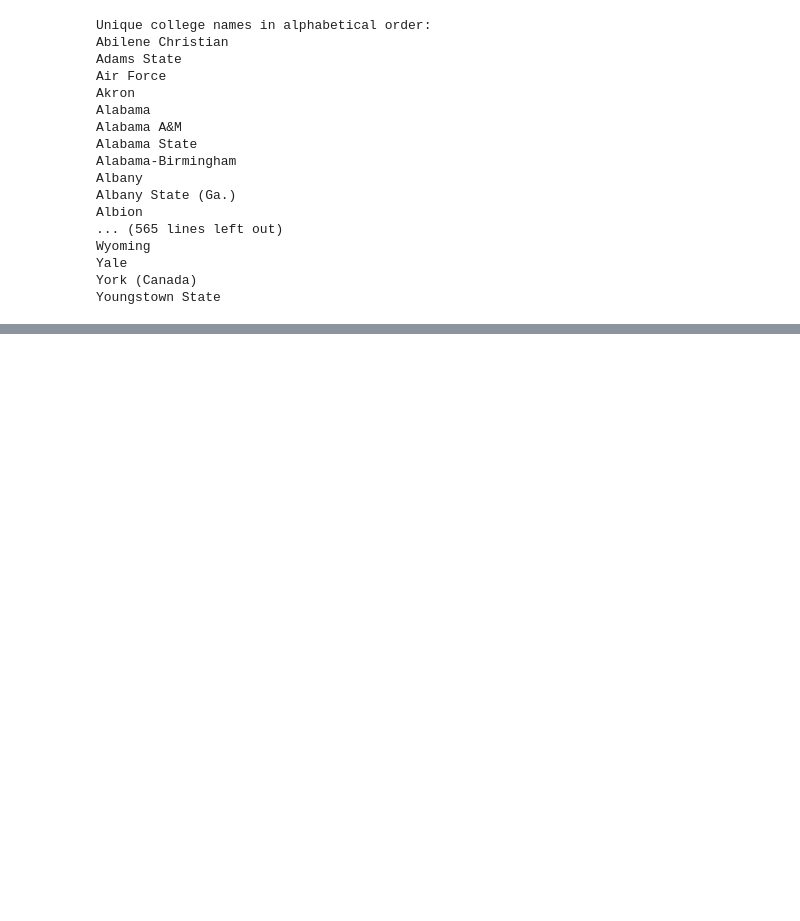
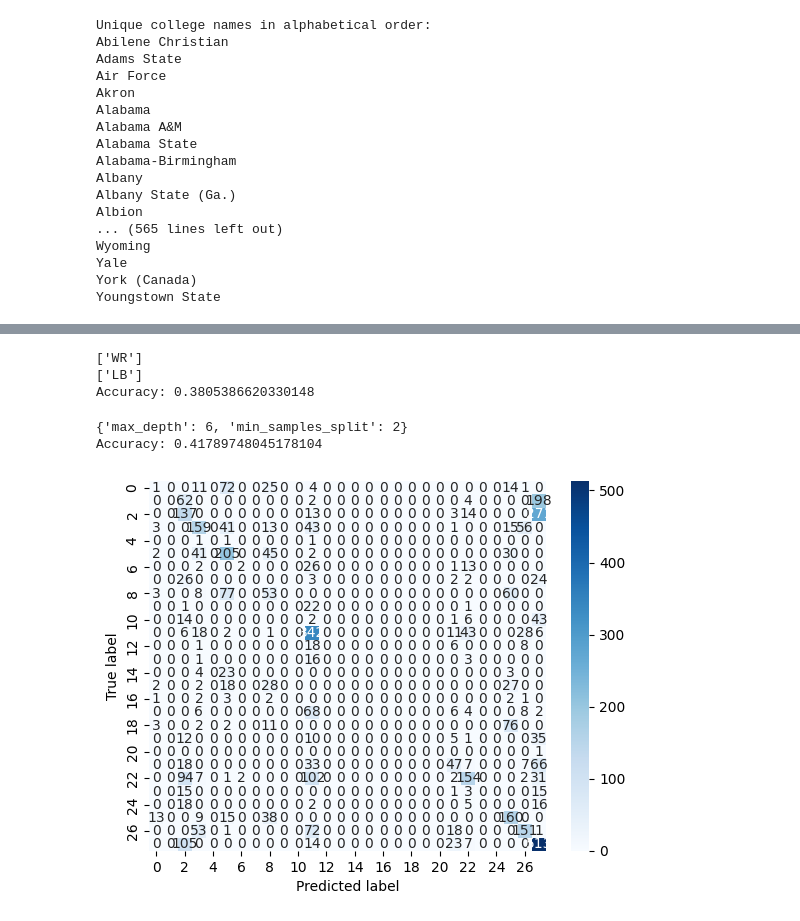
Before and after one commit to mariolgw/MIS_548_project, a Jupyter notebook: MIS548 Project 1_5.ipynb, the cells around one changed output, grey strips where cells are left out. Cells and saved outputs as stored; diff of their text form; code cells hidden in the pictures; blank space fills up the shorter version.

```diff
--- a/MIS548 Project 1_5.ipynb
+++ b/MIS548 Project 1_5.ipynb
@@ -500,0 +612,11 @@ plt.show()
+# %%
+# Create a new logistic regression model
+log_reg = LogisticRegression(multi_class='multinomial', solver='lbfgs', max_iter=5000)
+
+# Fit the model to the training data
+log_reg.fit(X_train, y_train)
+
+# Use the model to make predictions
+y_pred = log_reg.predict(X_test)
+logregaccuracy = log_reg.score(X_test[['Height_Inches', 'weight']], y_test)
+print("Accuracy:", logregaccuracy)
@@ -500,0 +704,64 @@ plt.show()
+# %%
+from sklearn.tree import DecisionTreeClassifier
+
+# Create a new DecisionTreeClassifier
+dtc = DecisionTreeClassifier(random_state=42, max_depth=6, min_samples_split=2)
+dtc.fit(X_train, y_train)
+
+def predict_positiontree(height, weight):
+    return dtc.predict(pd.DataFrame([[height, weight]], columns=['Height_Inches', 'weight']))
+
+#test the model
+print(predict_positiontree(70, 180))  # Replace with actual height and weight
+
+height = input('Enter height in inches, press ENTER to continue: ')
+weight = input('Enter weight in pounds, press ENTER to continue: ')
+
+height = int(height)
+weight = int(weight)
+
+print(predict_positiontree(height, weight))
+
+#evaluate the model
+y_pred = rfc.predict(X_test)
+print("Accuracy:", accuracy_score(y_test, y_pred))
+# %% [output]
+['WR']
+['LB']
+Accuracy: 0.3805386620330148
+# %%
+param_grid = {
+    'max_depth': [4, 6, 8],
+    'min_samples_split': [2, 4]
+}
+
+grid_search = GridSearchCV(estimator=dtc, param_grid=param_grid, cv=2)
+#grid_search = GridSearchCV(estimator=dtc, param_grid=param_grid, cv=min(5, y_train.nunique()))
+grid_search.fit(X_train, y_train)
+
+# Print the best parameters
+print(grid_search.best_params_)
+
+# Use the best model to make predictions
+best_model = grid_search.best_estimator_
+y_pred = best_model.predict(X_test)
+print("Accuracy:", accuracy_score(y_test, y_pred))
+# %% [output]
+{'max_depth': 6, 'min_samples_split': 2}
+Accuracy: 0.41789748045178104
+# %%
+#further assess model performance with confusion matrix
+
+from sklearn.metrics import confusion_matrix
+import seaborn as sns
+
+#confusion matrix
+cnf_matrix = confusion_matrix(y_test, y_pred)
+
+# Plot confusion matrix
+sns.heatmap(cnf_matrix, annot=True, cmap='Blues', fmt='g')
+plt.ylabel('True label')
+plt.xlabel('Predicted label')
+plt.show()
+# %% [output]
+[figure, added]
```
Also changed, not shown: parts of 24 cells of this notebook.
